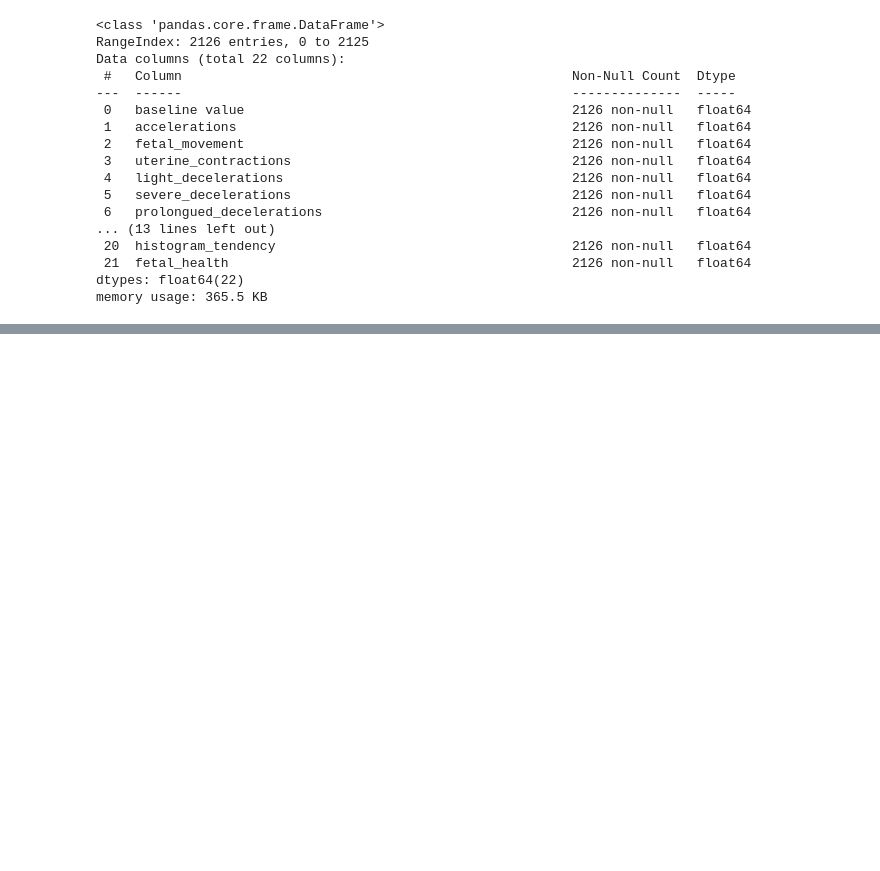
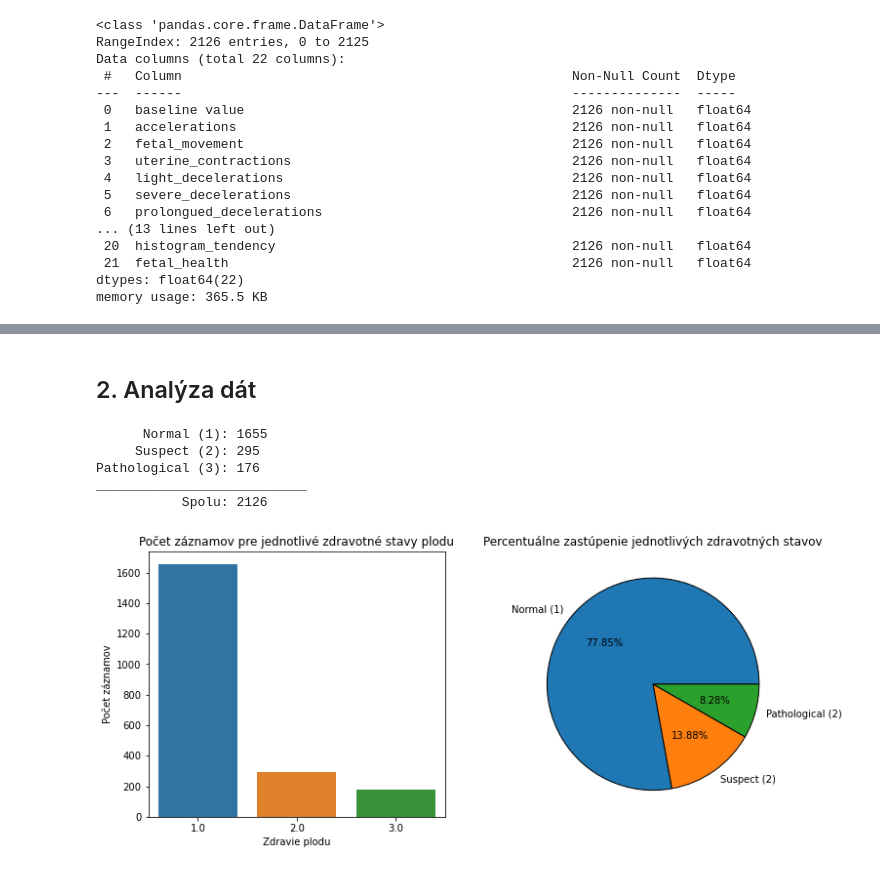
Before and after one commit to georgeob/Drzik_NS2021, a Jupyter notebook: Drzik_NS2021.ipynb, the cells around one changed output, grey strips where cells are left out. Drawn from its saved outputs; the diff is of its cells as text; code cells hidden in the pictures; blank space fills up the shorter version.

Commit message:
Analýza dát - základné grafy

```diff
--- a/Drzik_NS2021.ipynb
+++ b/Drzik_NS2021.ipynb
@@ -109,3 +112,34 @@ Dátový súbor obsahuje dáta z  kardiotokogramu (CTG), na základe ktorých sa
 - '<b>fetal_health</b>' Normal (1), Suspect (2) a Pathological (3)
 
 Zdroj: https://www.ncbi.nlm.nih.gov/pmc/articles/PMC6822315/
+# %% [markdown]
+## 2. Analýza dát
+# %%
+plt.figure(figsize = (12,5))
+plt.subplot(121)
+sns.countplot(x="fetal_health", data=data)
+
+plt.title("Počet záznamov pre jednotlivé zdravotné stavy plodu")
+plt.xlabel("Zdravie plodu")
+plt.ylabel("Počet záznamov")
+
+plt.subplot(122)
+normal = data[data['fetal_health'] == 1].count()[0]
+suspect = data[data['fetal_health'] == 2].count()[0]
+pathological = data[data['fetal_health'] == 3].count()[0]
+plt.pie([normal, suspect, pathological], labels=["Normal (1)", "Suspect (2)", "Pathological (2)"], autopct="%1.2f%%",wedgeprops={"edgecolor":"k",'linewidth': 1, 'antialiased': True})
+
+plt.title("Percentuálne zastúpenie jednotlivých zdravotných stavov")
+
+print("      Normal (1):",normal)
+print("     Suspect (2):",suspect)
+print("Pathological (3):",pathological)
+print("___________________________")
+print("           Spolu:",normal + suspect + pathological)
+# %% [output]
+      Normal (1): 1655
+     Suspect (2): 295
+Pathological (3): 176
+___________________________
+           Spolu: 2126
+[figure, added]
```
Also changed, not shown: parts of 6 cells of this notebook.
